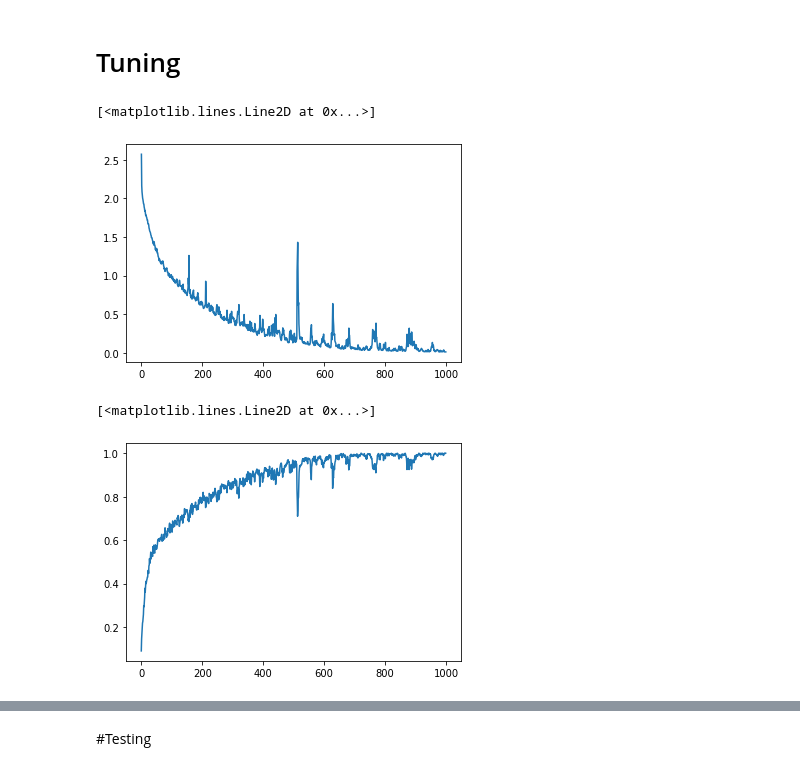
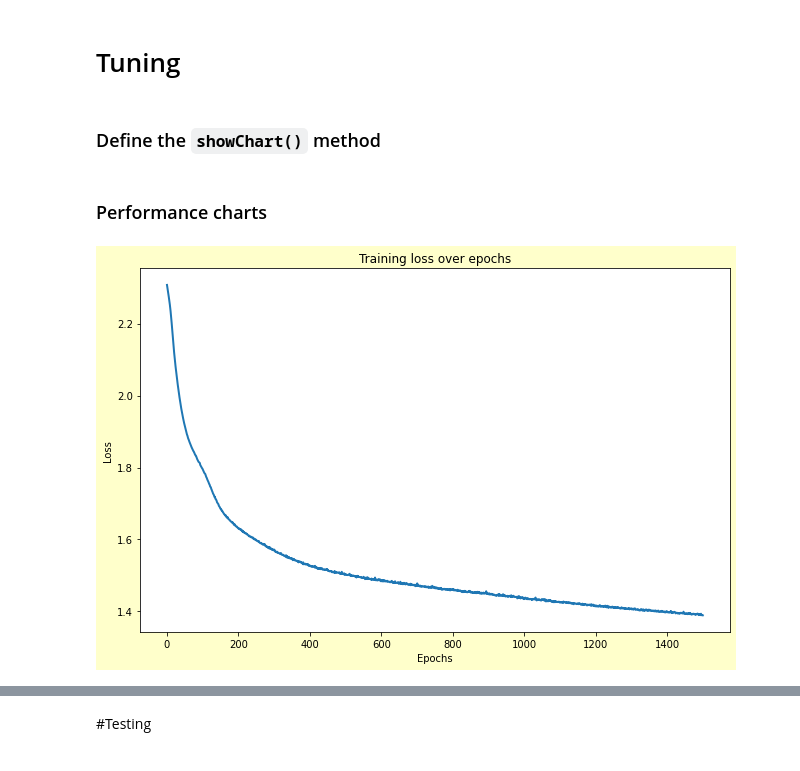
Before and after one commit to ads-ayaz/ml-playbook, a Jupyter notebook: 20200611_Music_classification_SCRATCH.ipynb, the cells around one changed output, grey strips where cells are left out. Saved outputs shown, nothing was run; the diff lists cells and outputs as text; code cells hidden in the pictures.

```diff
--- a/20200611_Music_classification_SCRATCH.ipynb
+++ b/20200611_Music_classification_SCRATCH.ipynb
@@ -265,13 +313,18 @@ _________________________________________________________________
 # Compile the model
 model.compile(
     optimizer=tf.keras.optimizers.SGD(
-        learning_rate=hparams["alpha"],
-        momentum=hparams["momentum"],
-        nesterov=hparams["nesterov"]),
-    loss='categorical_crossentropy',
-    metrics=['accuracy'])
+        learning_rate=hyper["alpha"],
+        momentum=hyper["momentum"],
+        nesterov=hyper["nesterov"]),
+    loss=hyper["loss"],
+    metrics=hyper["metrics"])
 # %% [markdown]
 # Training
 # %%
-history = model.fit(X_train,y_train,batch_size=hparams["batch_size"],epochs=hparams["epochs"],verbose=1)
+history = model.fit(X_train, y_train,
+                    batch_size=hyper["batch_size"],
+                    epochs=hyper["epochs"],
+                    verbose=2,
+                    validation_data=(X_dev, y_dev),
+                    validation_freq=1)
 # %% [output]
@@ -295,12 +350,22 @@ Epoch 1000/1000
 # %% [markdown]
 # Tuning
-# %%
-plt.plot(history.history['loss'])
-# %% [output]
-[<matplotlib.lines.Line2D at 0x...>]
-[figure, removed]
-# %%
-plt.plot(history.history['accuracy'])
-# %% [output]
-[<matplotlib.lines.Line2D at 0x...>]
-[figure, removed]
+# %% [markdown]
+### Define the `showChart()` method
+# %%
+def showChart(data, title=None, label_x=None, label_y=None) :
+  fig, ax = plt.subplots(figsize=(9, 6))
+
+  fig.patch.set_facecolor('xkcd:ivory')
+
+  ax.plot(data, linewidth=2)
+  ax.set_title(title)
+  ax.set_ylabel(label_y)
+  ax.set_xlabel(label_x)
+
+  fig.tight_layout()
+# %% [markdown]
+### Performance charts
+# %%
+showChart(history.history['loss'], title='Training loss over epochs', label_y='Loss', label_x='Epochs')
+# %% [output]
+[figure, added]
```
Also changed, not shown: parts of 21 cells of this notebook.
